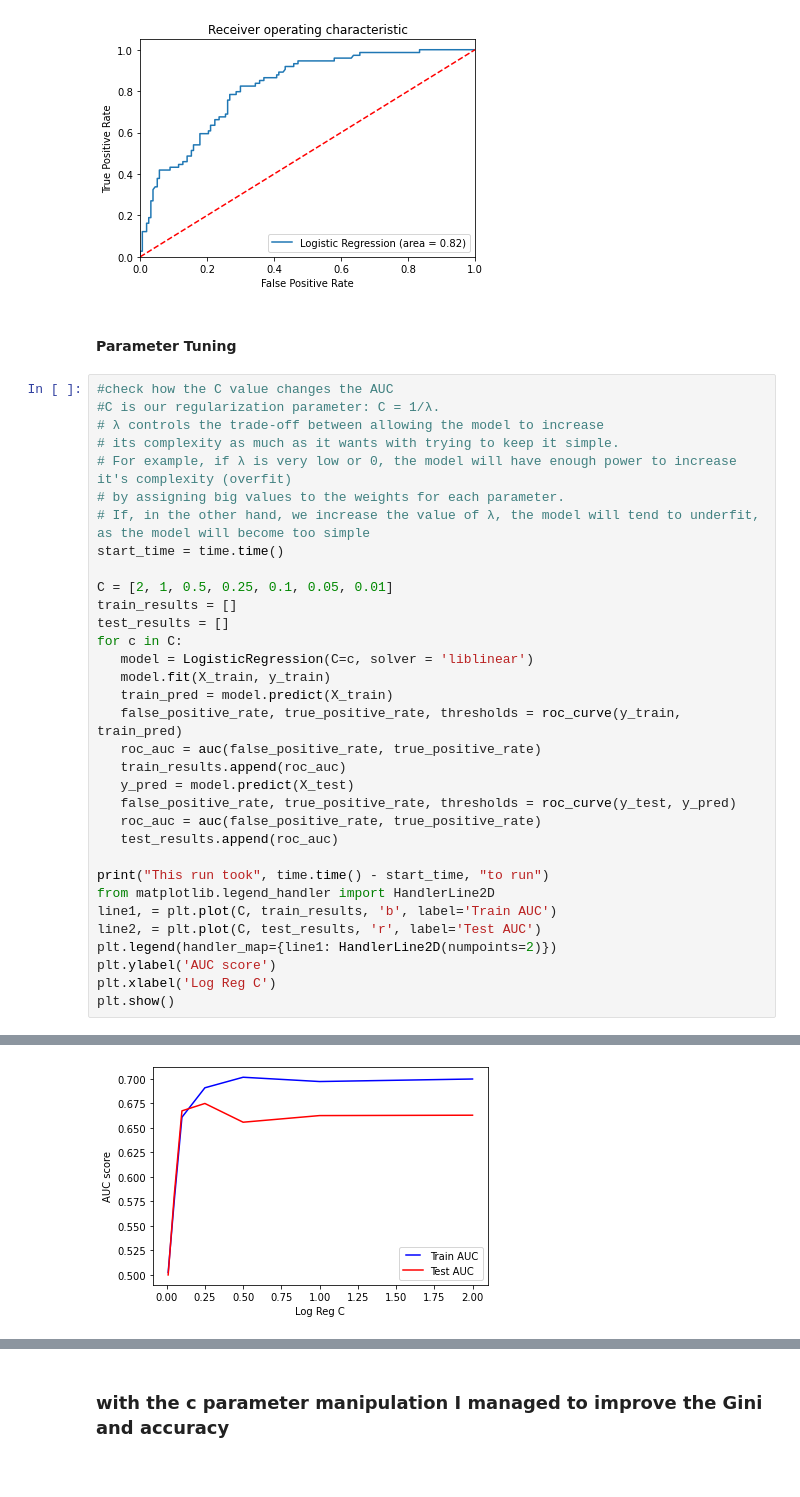
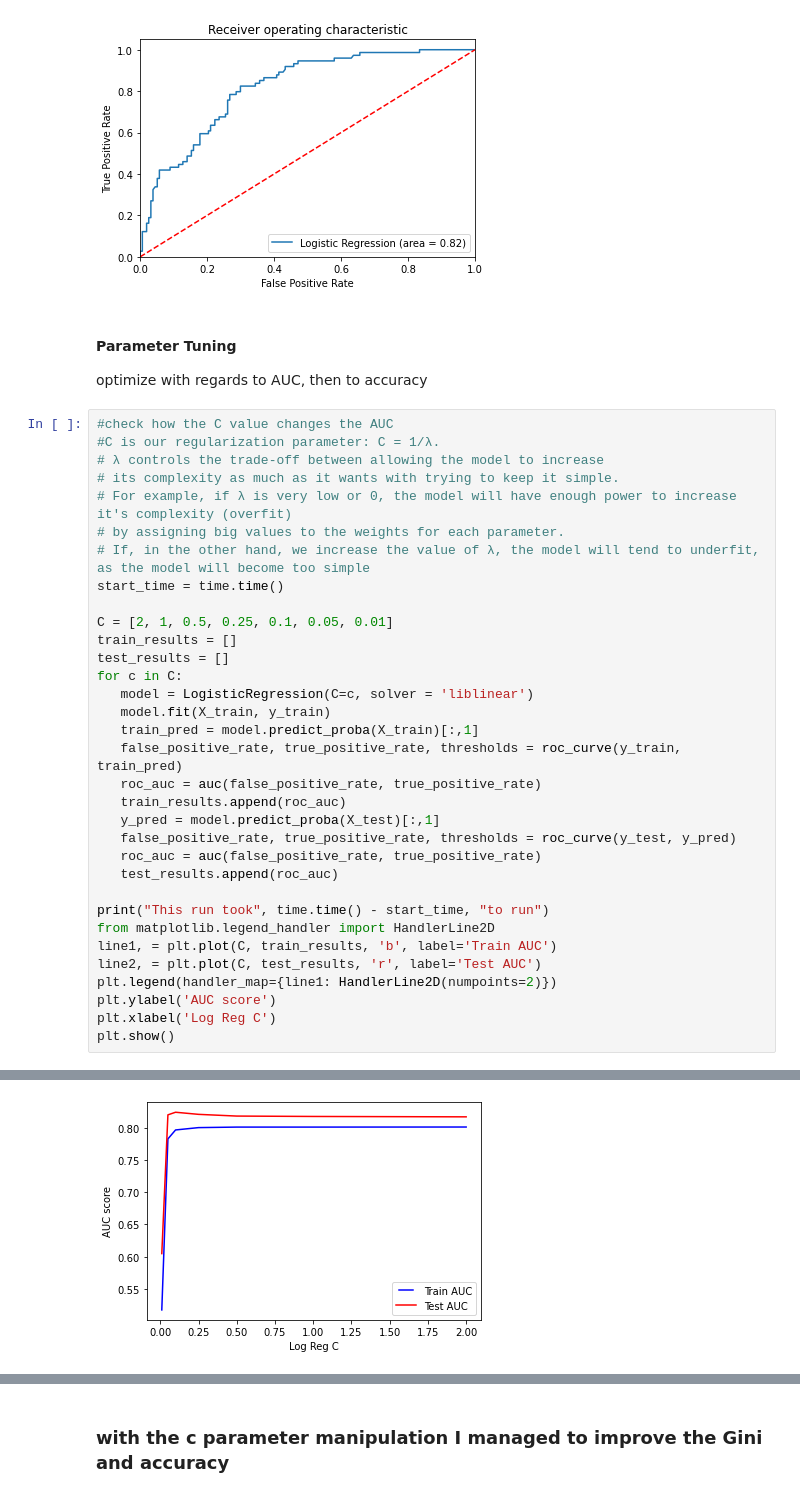
Before and after one commit to GTorley/Predictive-Modelling-Framework, a Jupyter notebook: Predictive Modelling 1.ipynb, the cells around one changed output, grey strips where cells are left out. Saved outputs shown, nothing was run; the diff lists cells and outputs as text.

```diff
--- a/Predictive Modelling 1.ipynb
+++ b/Predictive Modelling 1.ipynb
@@ -470,8 +473,10 @@ plt.savefig('Log_ROC')
 plt.show()
 # %% [output]
 [figure]
-# %% [markdown]
-#### Parameter Tuning
+# %% [markdown]
+#### Parameter Tuning
+
+optimize with regards to AUC, then to accuracy
 # %%
 #check how the C value changes the AUC
 #C is our regularization parameter: C = 1/λ.
@@ -488,11 +493,11 @@ test_results = []
 for c in C:
    model = LogisticRegression(C=c, solver = 'liblinear')
    model.fit(X_train, y_train)
-   train_pred = model.predict(X_train)
+   train_pred = model.predict_proba(X_train)[:,1]
    false_positive_rate, true_positive_rate, thresholds = roc_curve(y_train, train_pred)
    roc_auc = auc(false_positive_rate, true_positive_rate)
    train_results.append(roc_auc)
-   y_pred = model.predict(X_test)
+   y_pred = model.predict_proba(X_test)[:,1]
    false_positive_rate, true_positive_rate, thresholds = roc_curve(y_test, y_pred)
    roc_auc = auc(false_positive_rate, true_positive_rate)
    test_results.append(roc_auc)
@@ -510,3 +515,3 @@ This run took 0.1310117244720459 to run
-[figure, old version]
+[figure, new version]
 # %% [markdown]
 <div class="alert alert-block alert-info">
```
Also changed, not shown: parts of 46 cells of this notebook, 3 other files.
